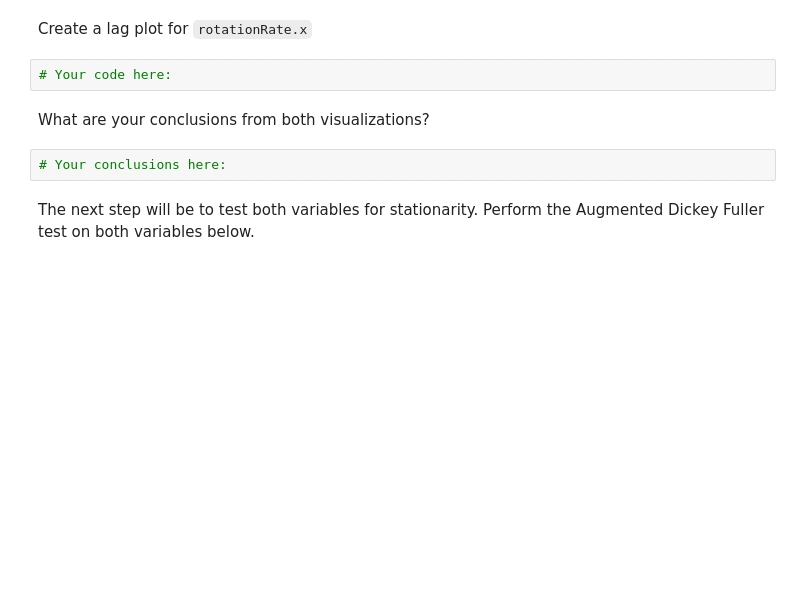
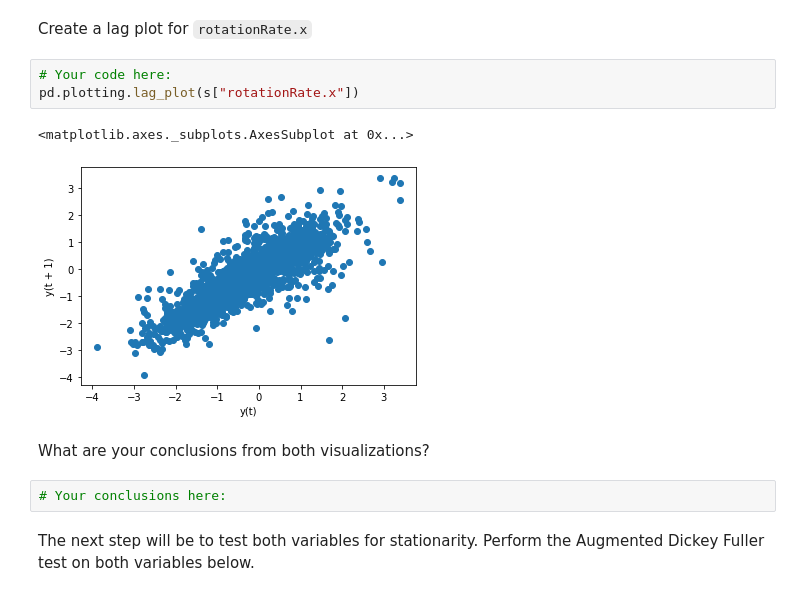
Before and after one commit to rosealcolea/dataV2-labs, a Jupyter notebook: module-2/Time-Series/your-code/main.ipynb, the cells around one changed output. Cells and saved outputs as stored; diff of their text form; blank space fills up the shorter version.

```diff
--- a/module-2/Time-Series/your-code/main.ipynb
+++ b/module-2/Time-Series/your-code/main.ipynb
@@ -57,6 +116,10 @@ To model our data, we should look at a few assumptions. First, let's plot the `l
 Create a lag plot for `rotationRate.x`
 # %%
 # Your code here:
+pd.plotting.lag_plot(s["rotationRate.x"])
+# %% [output]
+<matplotlib.axes._subplots.AxesSubplot at 0x...>
+[figure, added]
 # %% [markdown]
 What are your conclusions from both visualizations?
 # %%
```
Also changed, not shown: parts of 16 cells of this notebook, 4 other files.
